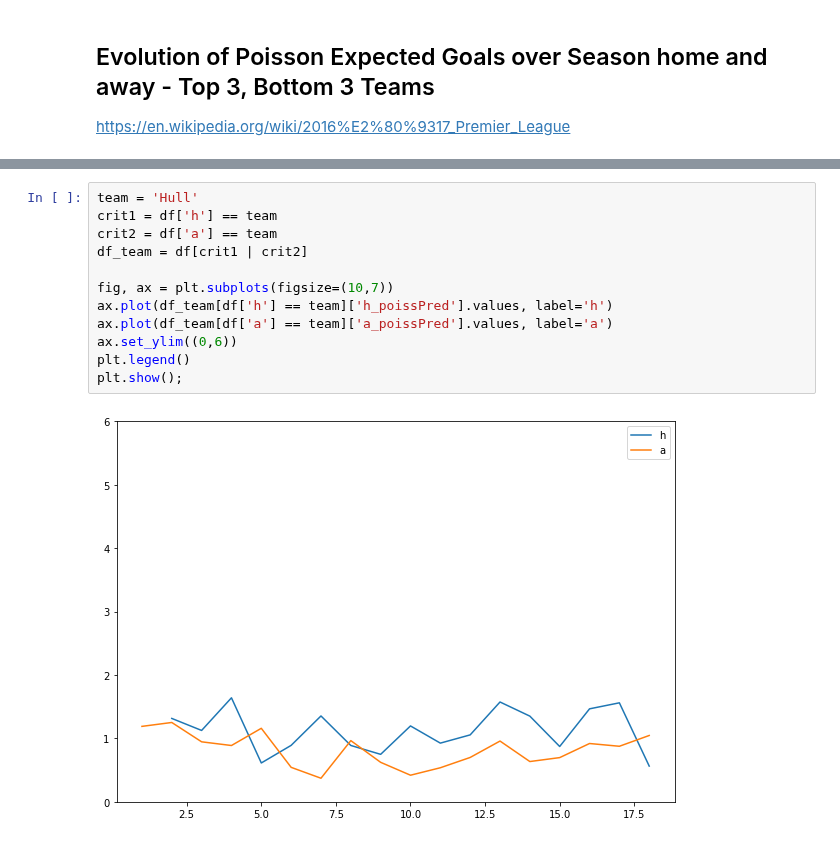
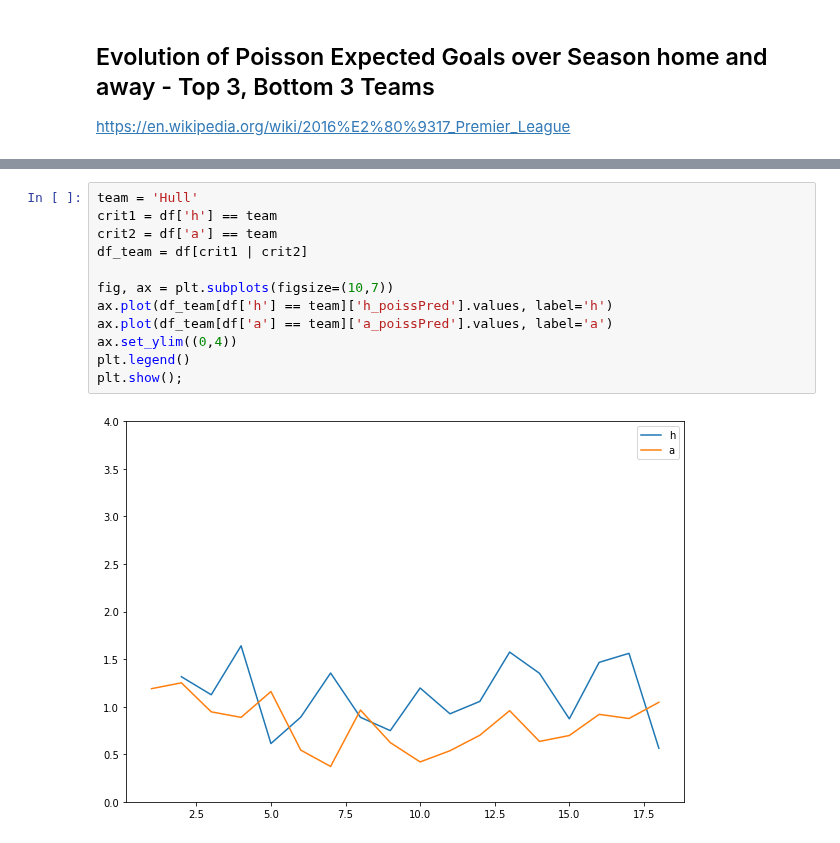
Before and after one commit to DMacGillivray/soccer-predictions, a Jupyter notebook: notebooks/003.05 Features - Logistic Regression Power Ranking.ipynb, the cells around one changed output, grey strips where cells are left out. Drawn from its saved outputs; the diff is of its cells as text.

```diff
--- a/notebooks/003.05 Features - Logistic Regression Power Ranking.ipynb
+++ b/notebooks/003.05 Features - Logistic Regression Power Ranking.ipynb
@@ -769,17 +769,17 @@ plt.show();
 # %%
 team = 'Hull'
 crit1 = df['h'] == team
 crit2 = df['a'] == team
 df_team = df[crit1 | crit2]
 
 fig, ax = plt.subplots(figsize=(10,7))
 ax.plot(df_team[df['h'] == team]['h_poissPred'].values, label='h')
 ax.plot(df_team[df['a'] == team]['a_poissPred'].values, label='a')
-ax.set_ylim((0,6))
+ax.set_ylim((0,4))
 plt.legend()
 plt.show();
 # %% [output]
-[figure, old version]
+[figure, new version]
 # %%
 team = 'Middlesbrough'
 crit1 = df['h'] == team
```
Also changed, not shown: parts of 8 cells of this notebook, 13 other files.
